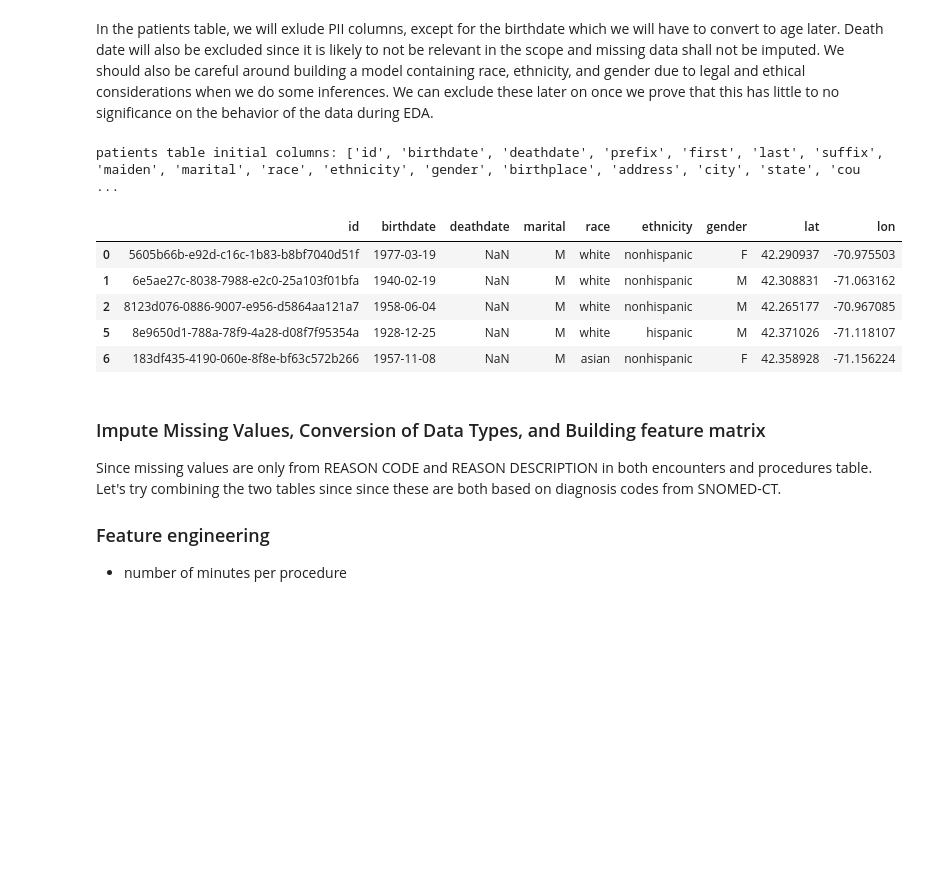
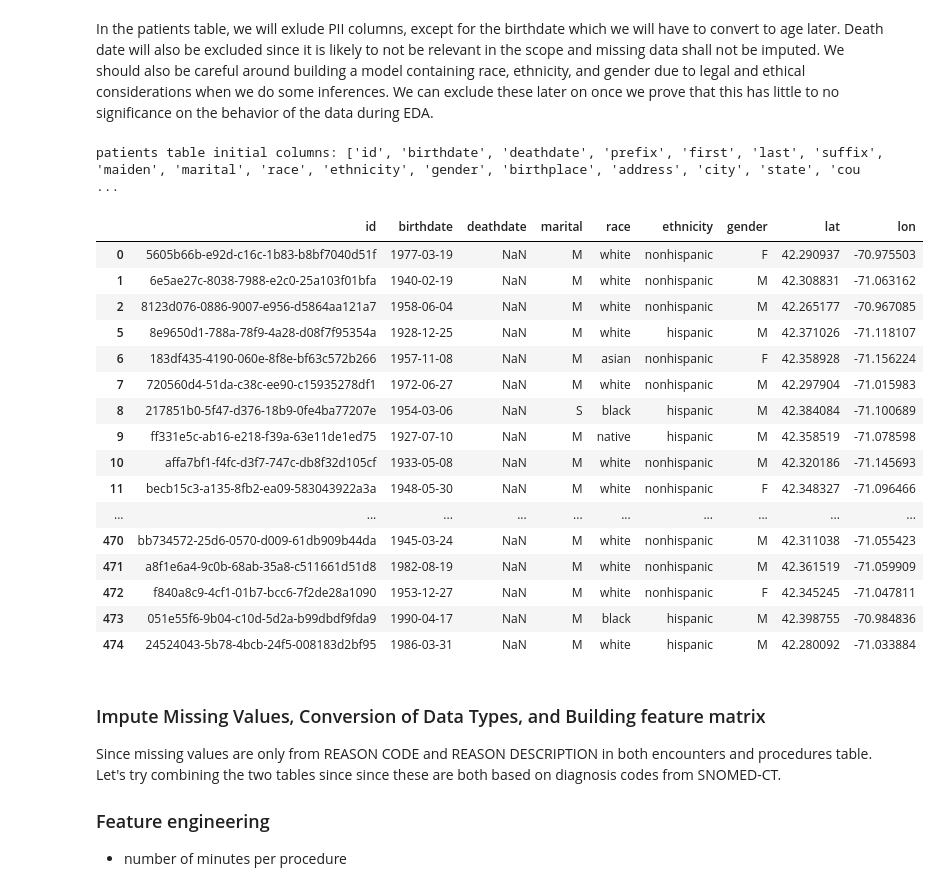
Before and after one commit to rntco/mgh, a Jupyter notebook: mgh_medical_encounters.ipynb, the cells around one changed output. Cells and saved outputs as stored; diff of their text form; code cells hidden in the pictures; blank space fills up the shorter version.

```diff
--- a/mgh_medical_encounters.ipynb
+++ b/mgh_medical_encounters.ipynb
@@ -114,17 +114,28 @@ In the patients table, we will exlude PII columns, except for the birthdate whic
 # %%
 print('patients table initial columns:', patients.columns.values.tolist())
 # Exclude marital too? Currently no support for divorce (D) or widowing (W)
 patients_exclude_columns = ['prefix', 'first', 'last', 'suffix', 'maiden', 'birthplace', 'address', 'city', 'state', 'county', 'zip']
 patients = patients.drop(columns=patients_exclude_columns)
-check_missing_data(patients).head()
+check_missing_data(patients)
 # %% [output]
 patients table initial columns: ['id', 'birthdate', 'deathdate', 'prefix', 'first', 'last', 'suffix', 'maiden', 'marital', 'race', 'ethnicity', 'gender', 'birthplace', 'address', 'city', 'state', 'cou ...
 |  | id | birthdate | deathdate | marital | race | ethnicity | gender | lat | lon |
 | 0 | 5605b66b-e92d-c16c-1b83-b8bf7040d51f | 1977-03-19 | NaN | M | white | nonhispanic | F | 42.290937 | -70.975503 |
 | 1 | 6e5ae27c-8038-7988-e2c0-25a103f01bfa | 1940-02-19 | NaN | M | white | nonhispanic | M | 42.308831 | -71.063162 |
 | 2 | 8123d076-0886-9007-e956-d5864aa121a7 | 1958-06-04 | NaN | M | white | nonhispanic | M | 42.265177 | -70.967085 |
 | 5 | 8e9650d1-788a-78f9-4a28-d08f7f95354a | 1928-12-25 | NaN | M | white | hispanic | M | 42.371026 | -71.118107 |
 | 6 | 183df435-4190-060e-8f8e-bf63c572b266 | 1957-11-08 | NaN | M | asian | nonhispanic | F | 42.358928 | -71.156224 |
+| 7 | 720560d4-51da-c38c-ee90-c15935278df1 | 1972-06-27 | NaN | M | white | nonhispanic | M | 42.297904 | -71.015983 |
+| 8 | 217851b0-5f47-d376-18b9-0fe4ba77207e | 1954-03-06 | NaN | S | black | hispanic | M | 42.384084 | -71.100689 |
+| 9 | ff331e5c-ab16-e218-f39a-63e11de1ed75 | 1927-07-10 | NaN | M | native | hispanic | M | 42.358519 | -71.078598 |
+| 10 | affa7bf1-f4fc-d3f7-747c-db8f32d105cf | 1933-05-08 | NaN | M | white | nonhispanic | M | 42.320186 | -71.145693 |
+| 11 | becb15c3-a135-8fb2-ea09-583043922a3a | 1948-05-30 | NaN | M | white | nonhispanic | F | 42.348327 | -71.096466 |
+| ... | ... | ... | ... | ... | ... | ... | ... | ... | ... |
+| 470 | bb734572-25d6-0570-d009-61db909b44da | 1945-03-24 | NaN | M | white | nonhispanic | M | 42.311038 | -71.055423 |
+| 471 | a8f1e6a4-9c0b-68ab-35a8-c511661d51d8 | 1982-08-19 | NaN | M | white | nonhispanic | M | 42.361519 | -71.059909 |
+| 472 | f840a8c9-4cf1-01b7-bcc6-7f2de28a1090 | 1953-12-27 | NaN | M | white | nonhispanic | F | 42.345245 | -71.047811 |
+| 473 | 051e55f6-9b04-c10d-5d2a-b99dbdf9fda9 | 1990-04-17 | NaN | M | black | hispanic | M | 42.398755 | -70.984836 |
+| 474 | 24524043-5b78-4bcb-24f5-008183d2bf95 | 1986-03-31 | NaN | M | white | hispanic | M | 42.280092 | -71.033884 |
 # %% [markdown]
 ### Impute Missing Values, Conversion of Data Types, and Building feature matrix
 Since missing values are only from REASON CODE and REASON DESCRIPTION in both encounters and procedures table. Let's try combining the two tables since since these are both based on diagnosis codes from SNOMED-CT.
```
Also changed, not shown: parts of 12 cells of this notebook, 1 other file.
